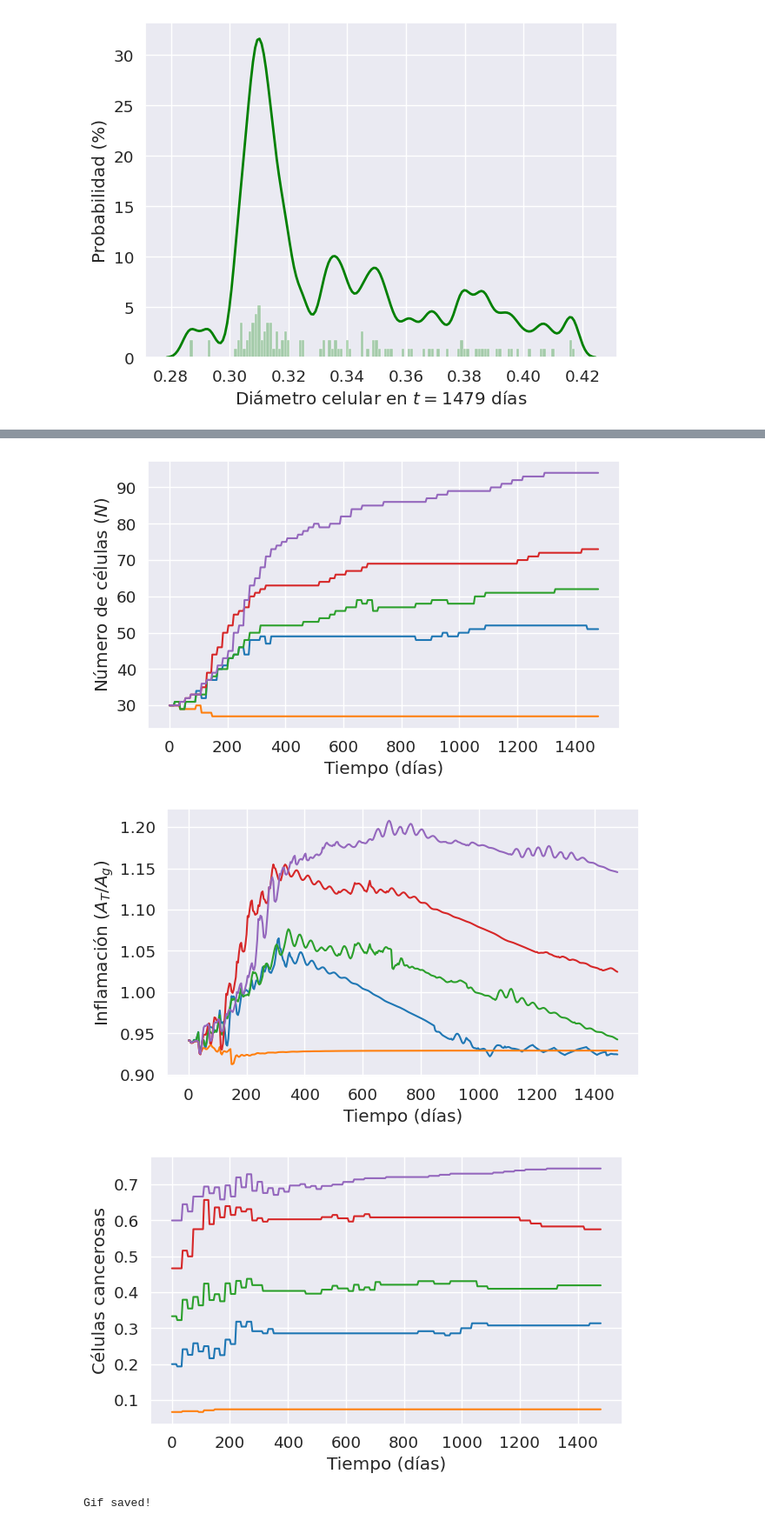
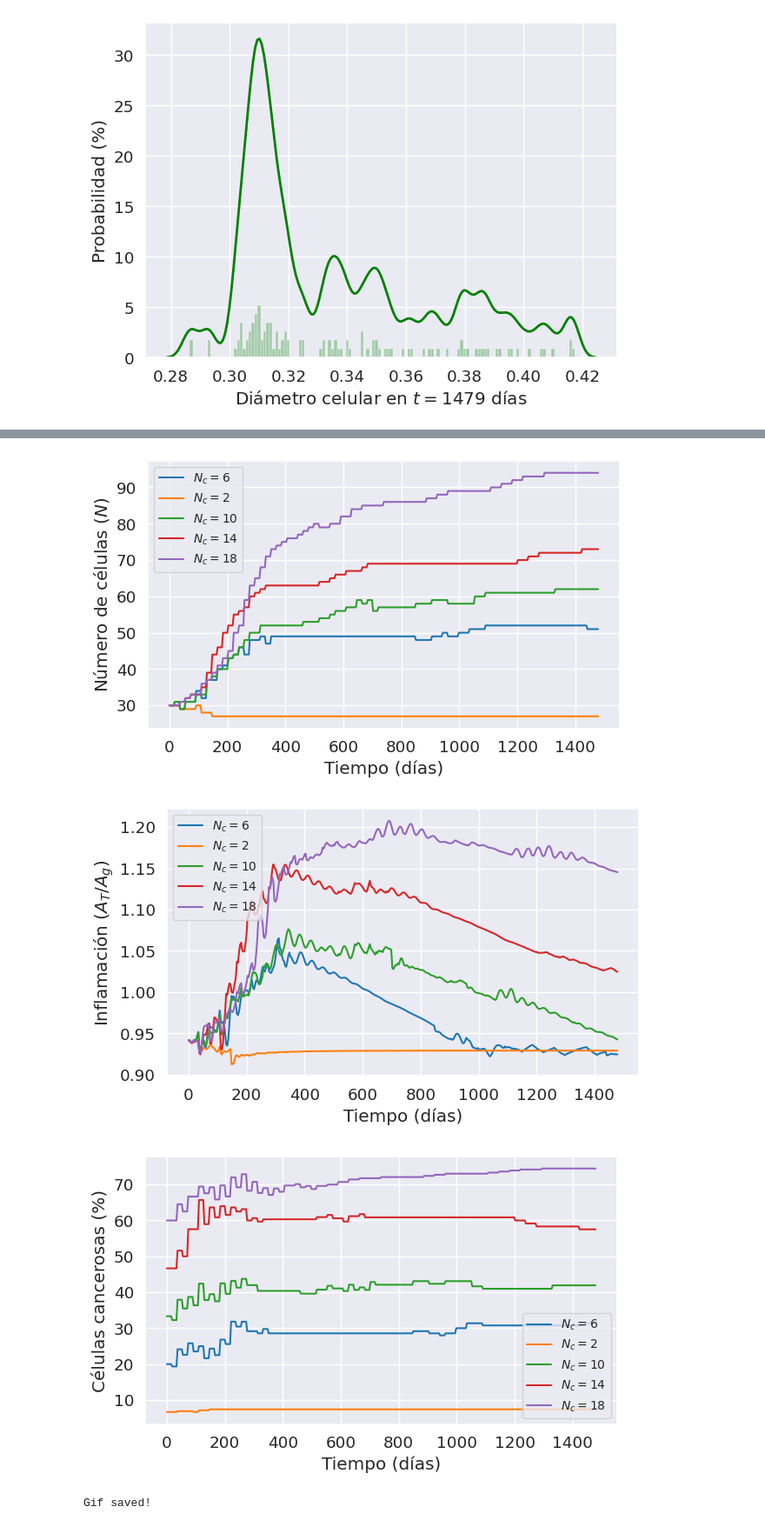
Before and after one commit to joshbrx/biomath_model, a Jupyter notebook: Voronoi_cells_prototipo.ipynb, the cells around one changed output, grey strips where cells are left out. Shown at 87% size. Saved outputs shown, nothing was run; the diff lists cells and outputs as text; code cells hidden in the pictures.

```diff
--- a/Voronoi_cells_prototipo.ipynb
+++ b/Voronoi_cells_prototipo.ipynb
@@ -1145,27 +1165,27 @@ for i in range(len(tmp)):
 # %%
 sns.set_style("darkgrid"); sns.set_context("notebook", font_scale=1.2)   # paper, notebook, talk, and poster
 
 plt.figure(figsize=(7,4))
-for i in range(len(N_list)):
-    plt.plot(T_list[i], N_list[i])
+for i in range(len(N_list)-1):
+    plt.plot(T_list[i], N_list[i], label=f"$N_c={int(Cancer_list[i][0])}$")
     plt.xlabel("Tiempo (días)"); plt.ylabel("Número de células $(N)$")
-plt.show()
+plt.legend(fontsize=10); plt.show()
 
 plt.figure(figsize=(7,4))
-for i in range(len(N_list)):
-    plt.plot(T_list[i], I_list[i])
+for i in range(len(N_list)-1):
+    plt.plot(T_list[i], I_list[i], label=f"$N_c={int(Cancer_list[i][0])}$")
     plt.xlabel("Tiempo (días)"); plt.ylabel("Inflamación $(A_T/A_g)$")
-plt.show()
+plt.legend(fontsize=10); plt.show()
 
 plt.figure(figsize=(7,4))
-for i in range(len(N_list)):
-    plt.plot(T_list[i], Cancer_list[i]/N_list[i])
-    plt.xlabel("Tiempo (días)"); plt.ylabel("Células cancerosas")
-plt.show()
+for i in range(len(N_list)-1):
+    plt.plot(T_list[i], 100 * Cancer_list[i]/N_list[i], label=f"$N_c={int(Cancer_list[i][0])}$")
+    plt.xlabel("Tiempo (días)"); plt.ylabel("Células cancerosas (%)")
+plt.legend(fontsize=10, loc='lower right'); plt.show()
 # %% [output]
-[figure, old version]
+[figure, new version]
-[figure, old version]
+[figure, new version]
-[figure, old version]
+[figure, new version]
 # %%
 # import imageio.v2 as imageio
 # with imageio.get_writer(f'/content/drive/MyDrive/biomath_model/cancer{N}_{2}_{K}.gif', duration=30) as writer:
```
Also changed, not shown: parts of 4 cells of this notebook.
